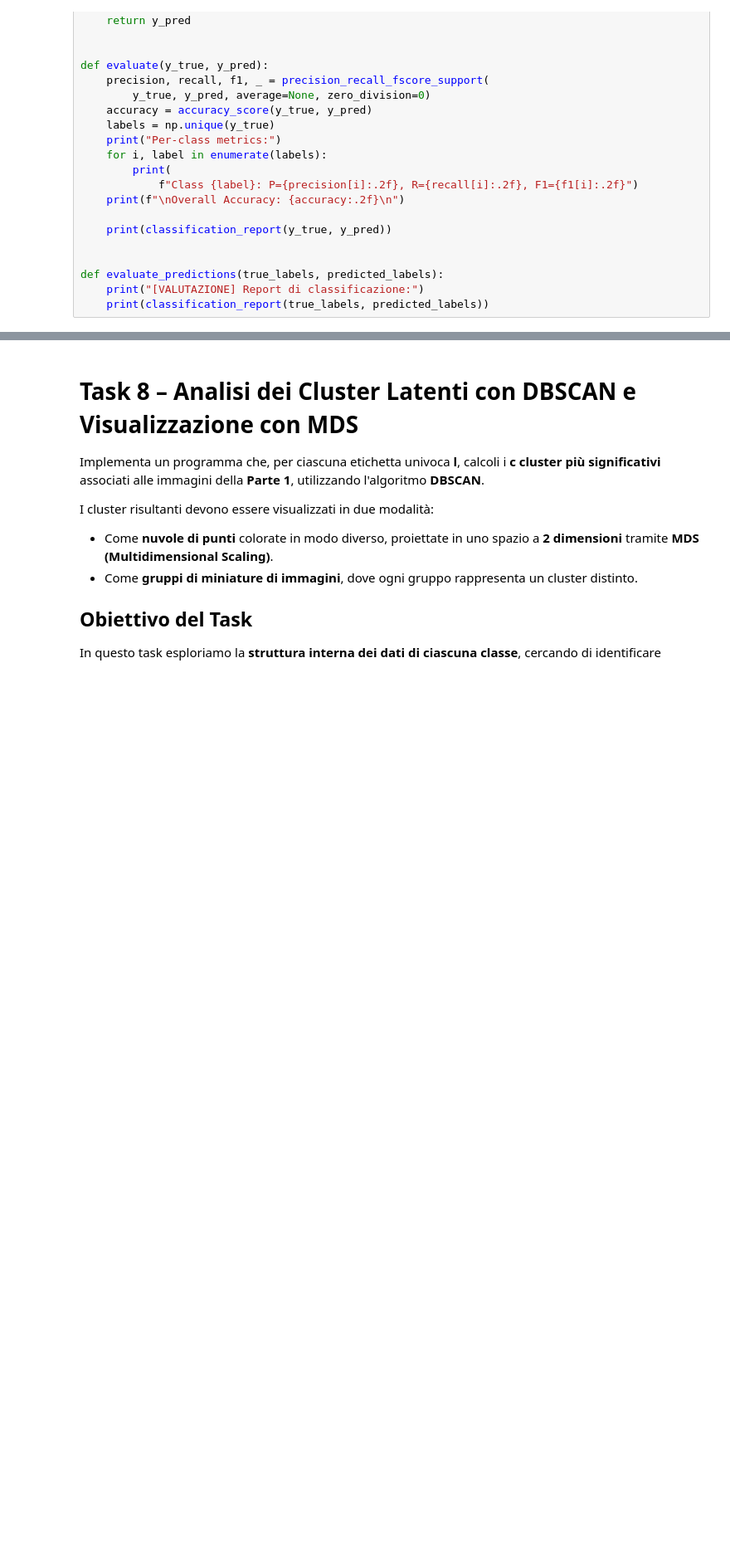
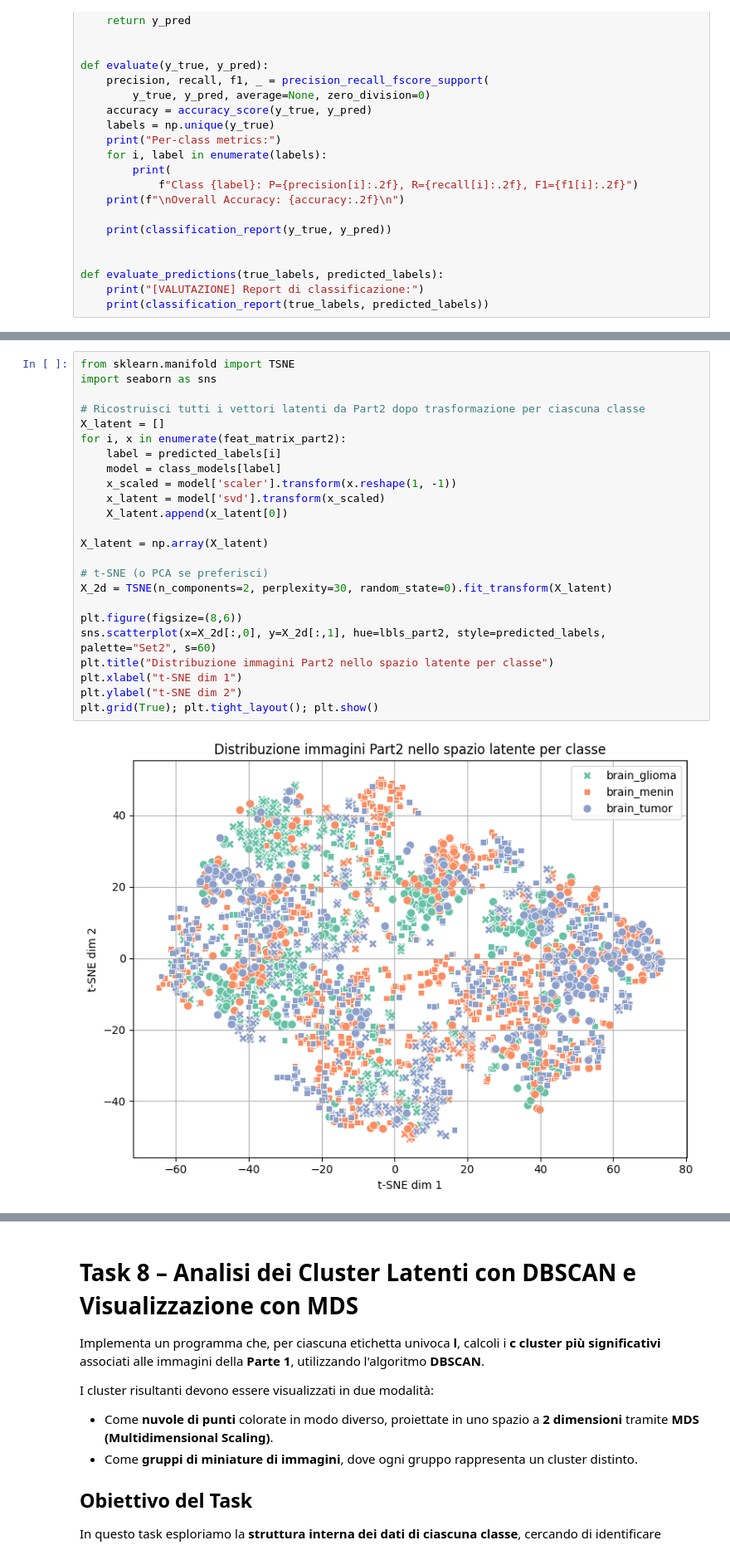
Before and after one commit to Calienn/DBmulti, a Jupyter notebook: Color_moments.ipynb, the cells around one changed output, grey strips where cells are left out. Shown at 83% size. Cells and saved outputs as stored; diff of their text form; blank space fills up the shorter version.

```diff
--- a/Color_moments.ipynb
+++ b/Color_moments.ipynb
@@ -1357,0 +1478,26 @@ evaluate(lbls_part2, predicted_labels)
+# %%
+from sklearn.manifold import TSNE
+import seaborn as sns
+
+# Ricostruisci tutti i vettori latenti da Part2 dopo trasformazione per ciascuna classe
+X_latent = []
+for i, x in enumerate(feat_matrix_part2):
+    label = predicted_labels[i]
+    model = class_models[label]
+    x_scaled = model['scaler'].transform(x.reshape(1, -1))
+    x_latent = model['svd'].transform(x_scaled)
+    X_latent.append(x_latent[0])
+
+X_latent = np.array(X_latent)
+
+# t-SNE (o PCA se preferisci)
+X_2d = TSNE(n_components=2, perplexity=30, random_state=0).fit_transform(X_latent)
+
+plt.figure(figsize=(8,6))
+sns.scatterplot(x=X_2d[:,0], y=X_2d[:,1], hue=lbls_part2, style=predicted_labels, palette="Set2", s=60)
+plt.title("Distribuzione immagini Part2 nello spazio latente per classe")
+plt.xlabel("t-SNE dim 1")
+plt.ylabel("t-SNE dim 2")
+plt.grid(True); plt.tight_layout(); plt.show()
+# %% [output]
+[figure, added]
```
Also changed, not shown: parts of 14 cells of this notebook.
